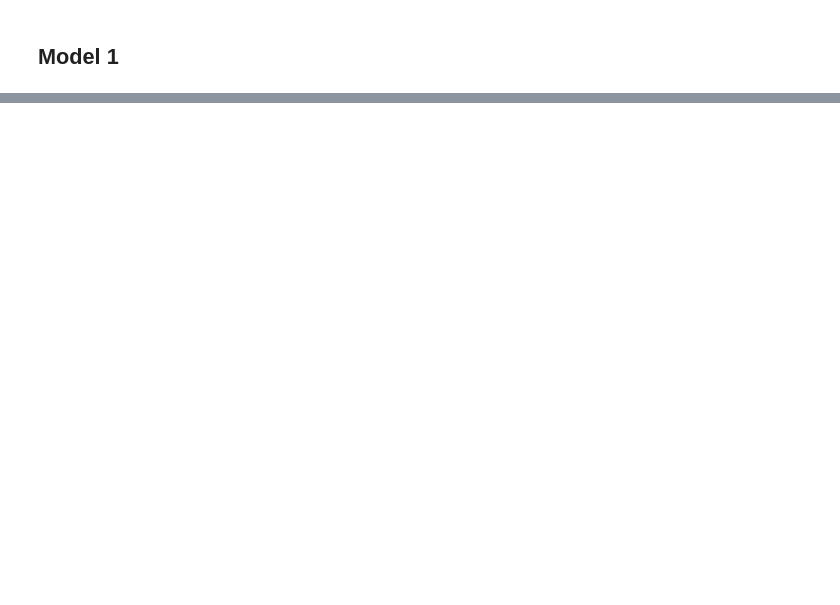
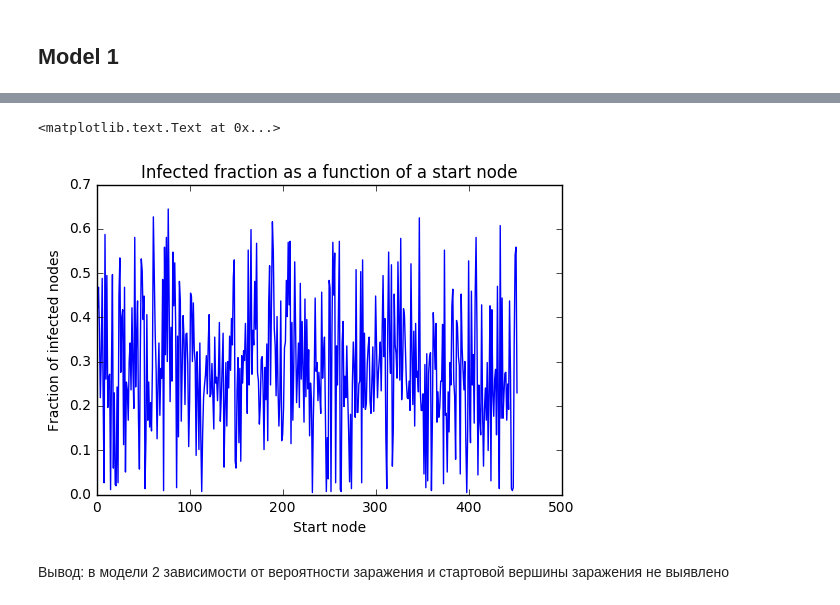
Before and after one commit to tsyrendylykova/multilayerNetwork, a Jupyter notebook: Senior thesis model.ipynb, the cells around one changed output, grey strips where cells are left out. Drawn from its saved outputs; the diff is of its cells as text; code cells hidden in the pictures; blank space fills up the shorter version.

```diff
--- a/Senior thesis model.ipynb
+++ b/Senior thesis model.ipynb
@@ -128,0 +366,6 @@ plt.plot(prob, inf_arr)
+# %%
+start_nodes = np.arange(1, nx.number_of_nodes(G), 1)
+inf_arr_model2 = []
+for startNode in start_nodes:
+    infected_arr = getInfectedFractionModel2(G, 10000, 0.5, startNode)
+    inf_arr_model2.append(len(infected_arr) / nx.number_of_nodes(G))
@@ -128,0 +390,10 @@ plt.plot(prob, inf_arr)
+# %%
+plt.title('Infected fraction as a function of a start node')
+plt.plot(start_nodes, inf_arr_model2)
+plt.xlabel('Start node')
+plt.ylabel('Fraction of infected nodes')
+# %% [output]
+<matplotlib.text.Text at 0x...>
+[figure, added]
+# %% [markdown]
+Вывод: в модели 2 зависимости от вероятности заражения и стартовой вершины заражения не выявлено
```
Also changed, not shown: parts of 20 cells of this notebook, 1 other file.
